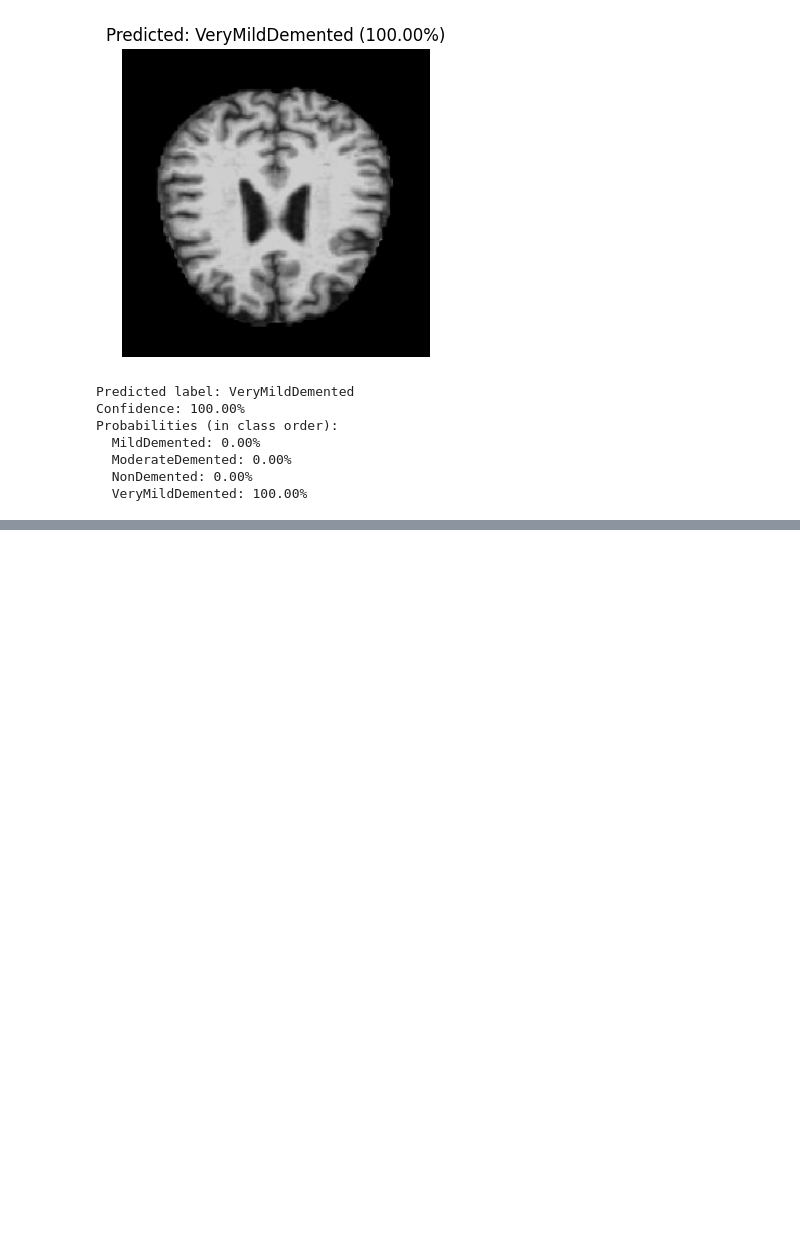
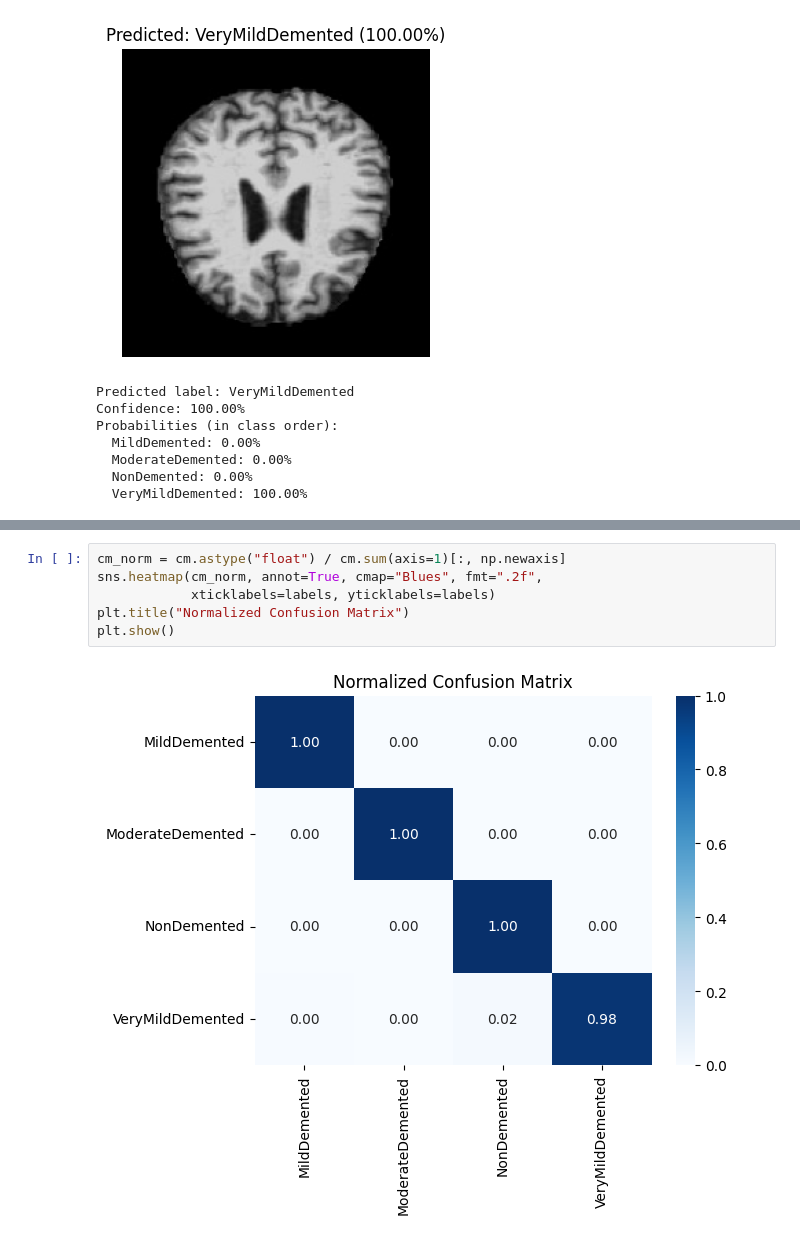
Before and after one commit to DevBatra05/DeepLearningLab, a Jupyter notebook: Project.ipynb, the cells around one changed output, grey strips where cells are left out. Saved outputs shown, nothing was run; the diff lists cells and outputs as text; blank space fills up the shorter version.

```diff
--- a/Project.ipynb
+++ b/Project.ipynb
@@ -597,0 +783,8 @@ Probabilities (in class order):
+# %%
+cm_norm = cm.astype("float") / cm.sum(axis=1)[:, np.newaxis]
+sns.heatmap(cm_norm, annot=True, cmap="Blues", fmt=".2f",
+            xticklabels=labels, yticklabels=labels)
+plt.title("Normalized Confusion Matrix")
+plt.show()
+# %% [output]
+[figure, added]
```
Also changed, not shown: parts of 5 cells of this notebook.
